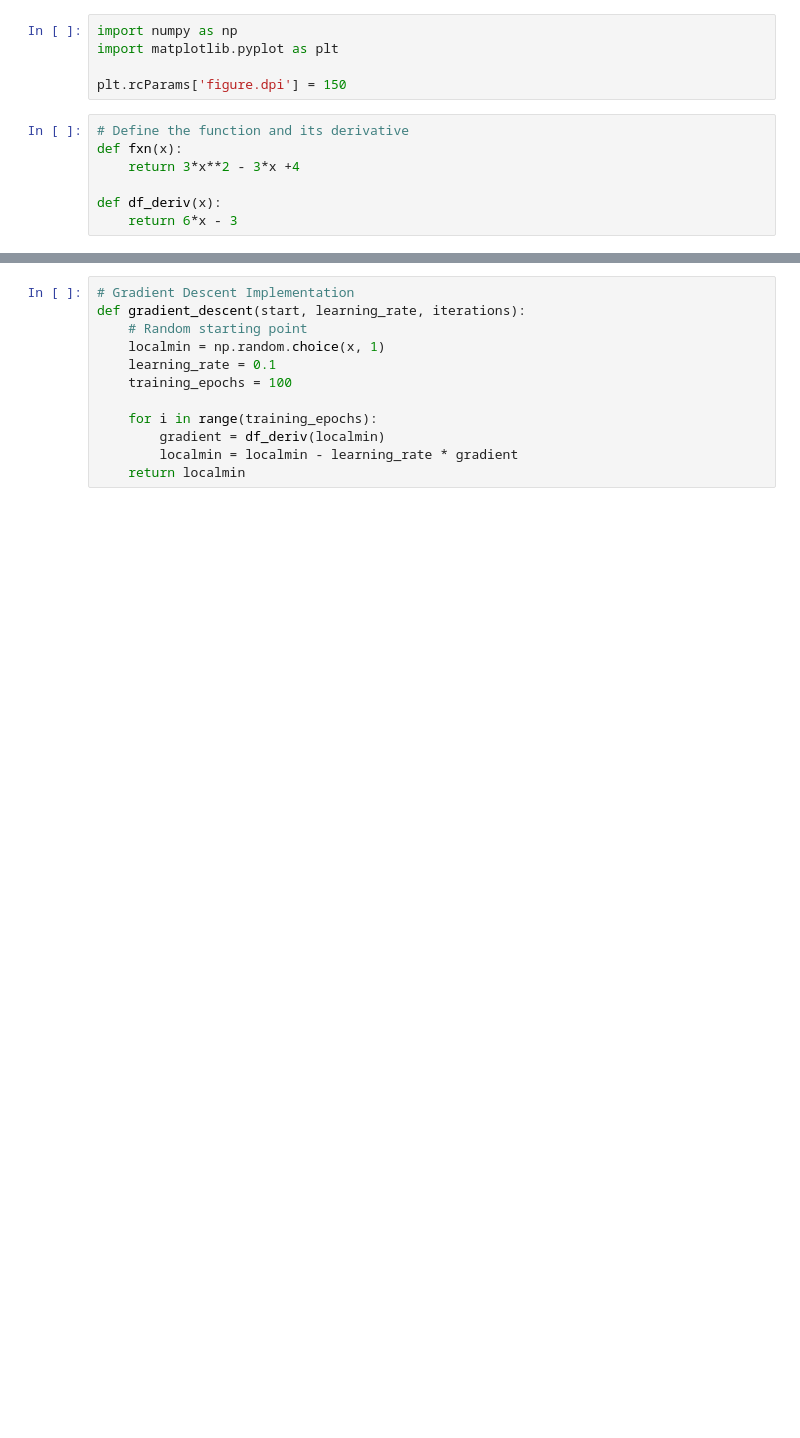
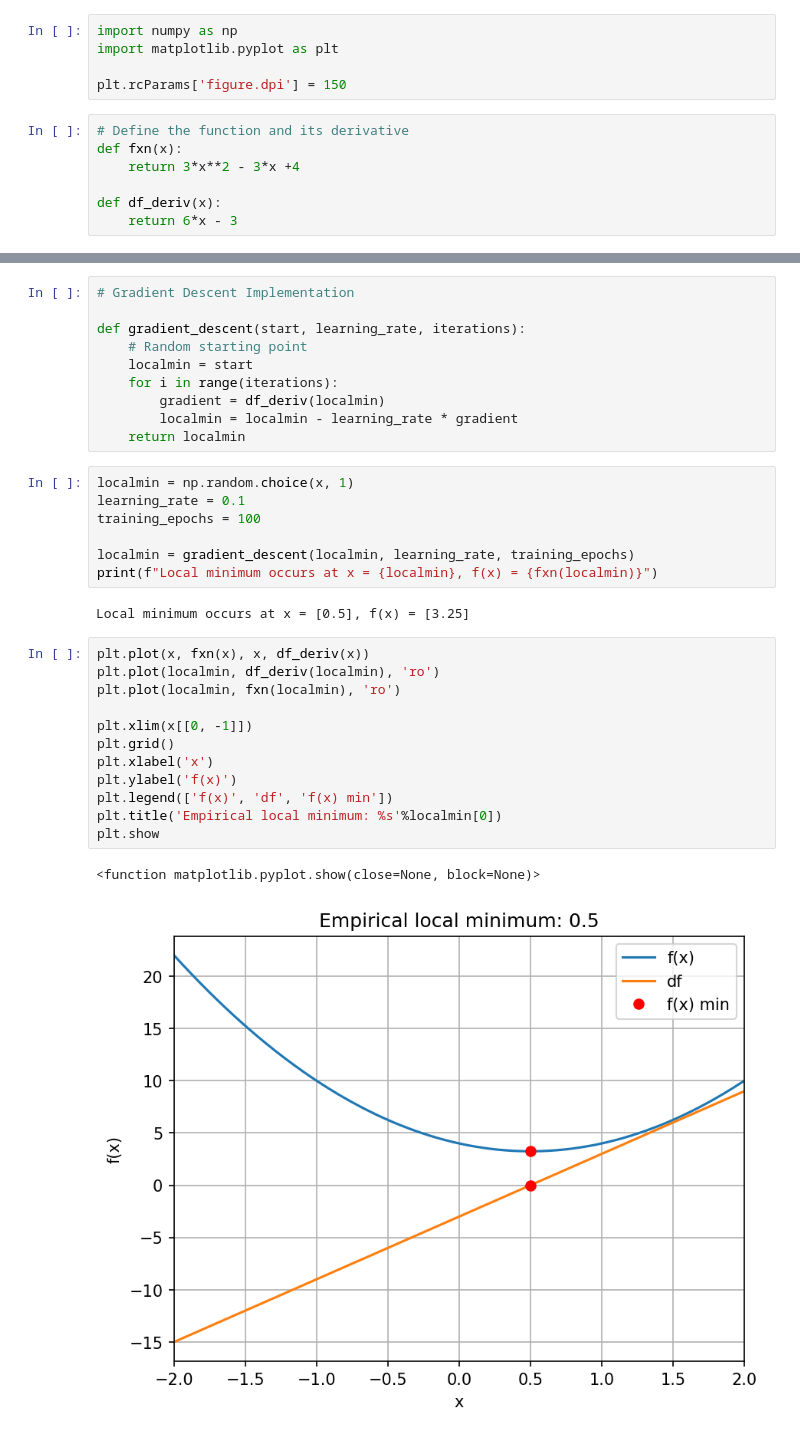
Before and after one commit to Nchia-Emmanuela/DL-projects, a Jupyter notebook: gradient_descent_in_1D.ipynb, the cells around one changed output, grey strips where cells are left out. Drawn from its saved outputs; the diff is of its cells as text; blank space fills up the shorter version.

Commit message:
local minimun detected

```diff
--- a/gradient_descent_in_1D.ipynb
+++ b/gradient_descent_in_1D.ipynb
@@ -26,12 +28,34 @@ plt.show()
 # %%
 # Gradient Descent Implementation
+
 def gradient_descent(start, learning_rate, iterations):
     # Random starting point
-    localmin = np.random.choice(x, 1)
-    learning_rate = 0.1
-    training_epochs = 100
-
-    for i in range(training_epochs):
+    localmin = start
+    for i in range(iterations):
         gradient = df_deriv(localmin)
         localmin = localmin - learning_rate * gradient
     return localmin
+# %%
+localmin = np.random.choice(x, 1)
+learning_rate = 0.1
+training_epochs = 100
+
+localmin = gradient_descent(localmin, learning_rate, training_epochs)
+print(f"Local minimum occurs at x = {localmin}, f(x) = {fxn(localmin)}")
+# %% [output]
+Local minimum occurs at x = [0.5], f(x) = [3.25]
+# %%
+plt.plot(x, fxn(x), x, df_deriv(x))
+plt.plot(localmin, df_deriv(localmin), 'ro')
+plt.plot(localmin, fxn(localmin), 'ro')
+
+plt.xlim(x[[0, -1]])
+plt.grid()
+plt.xlabel('x')
+plt.ylabel('f(x)')
+plt.legend(['f(x)', 'df', 'f(x) min'])
+plt.title('Empirical local minimum: %s'%localmin[0])
+plt.show
+# %% [output]
+<function matplotlib.pyplot.show(close=None, block=None)>
+[figure, added]
```
Also changed, not shown: parts of 1 cell of this notebook.
